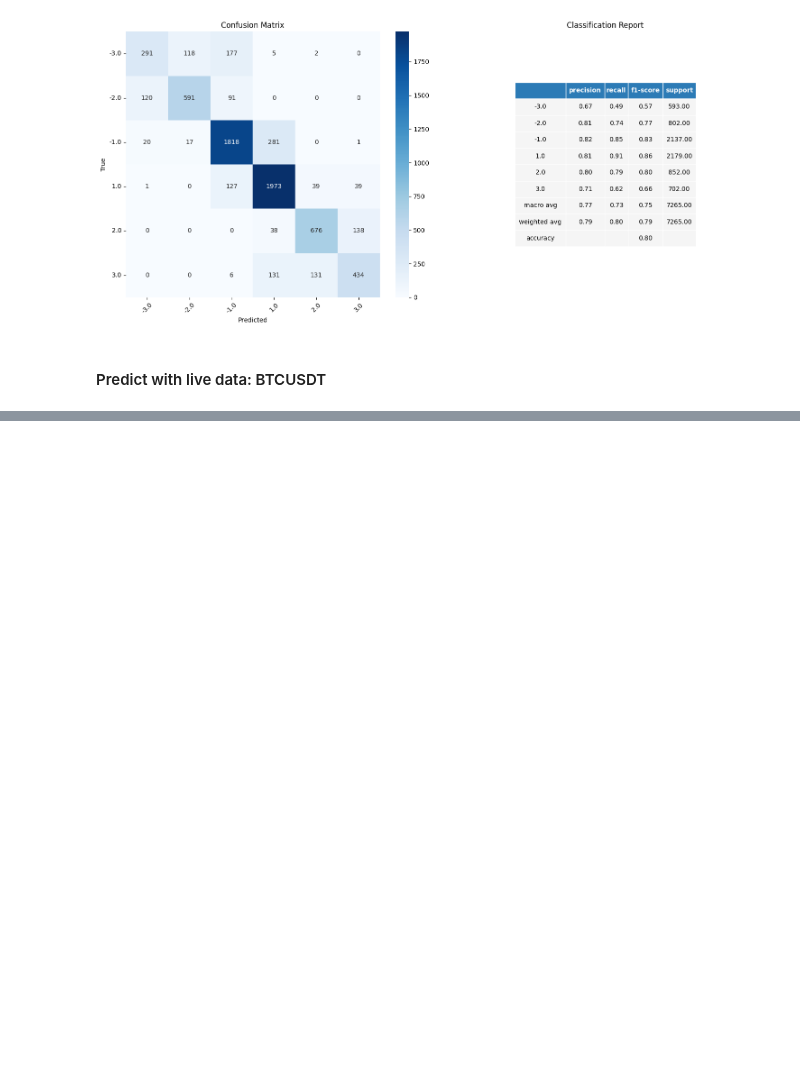
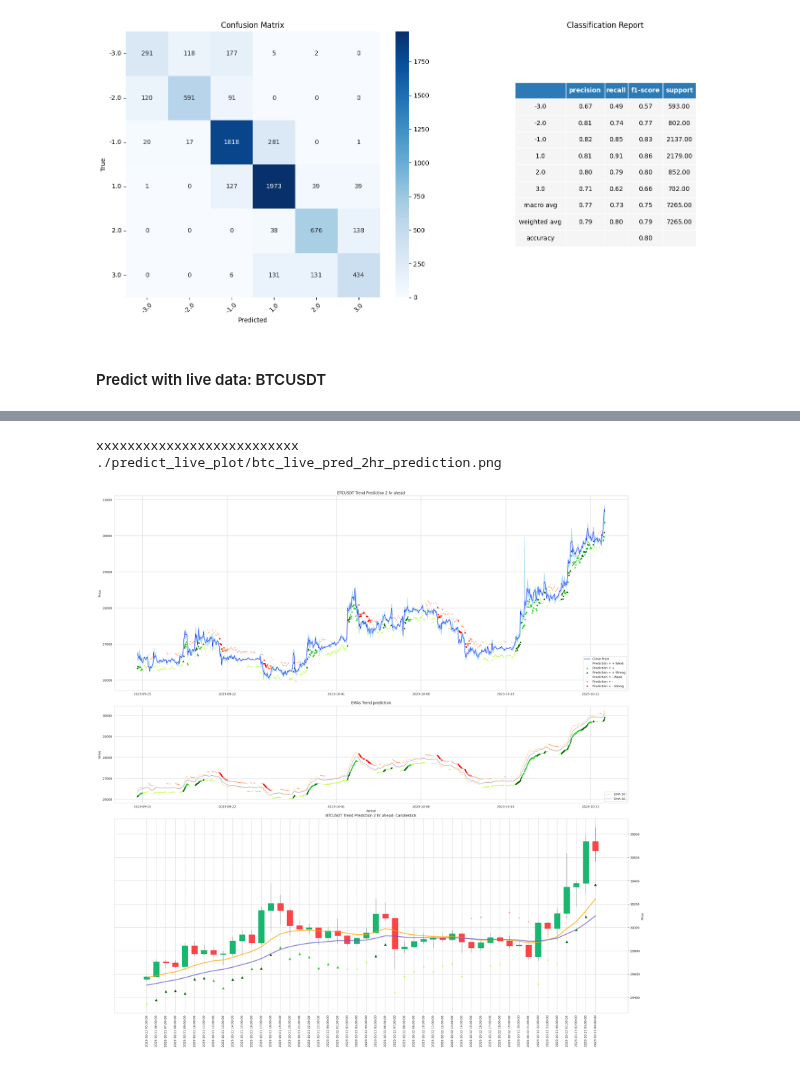
Before and after one commit to natapone/btc_live_price_prediction, a Jupyter notebook: 06_live_model.ipynb, the cells around one changed output, grey strips where cells are left out. Cells and saved outputs as stored; diff of their text form; code cells hidden in the pictures; blank space fills up the shorter version.

```diff
--- a/06_live_model.ipynb
+++ b/06_live_model.ipynb
@@ -80,0 +82,7 @@ Input shape: (72, 5)
+# %%
+result_path = predictor.plot_live_trend_prediction(df_live, y_live_pred)
+print(result_path)
+# %% [output]
+xxxxxxxxxxxxxxxxxxxxxxxxxx
+./predict_live_plot/btc_live_pred_2hr_prediction.png
+[figure, added]
```
Also changed, not shown: parts of 3 cells of this notebook, 1 other file.
